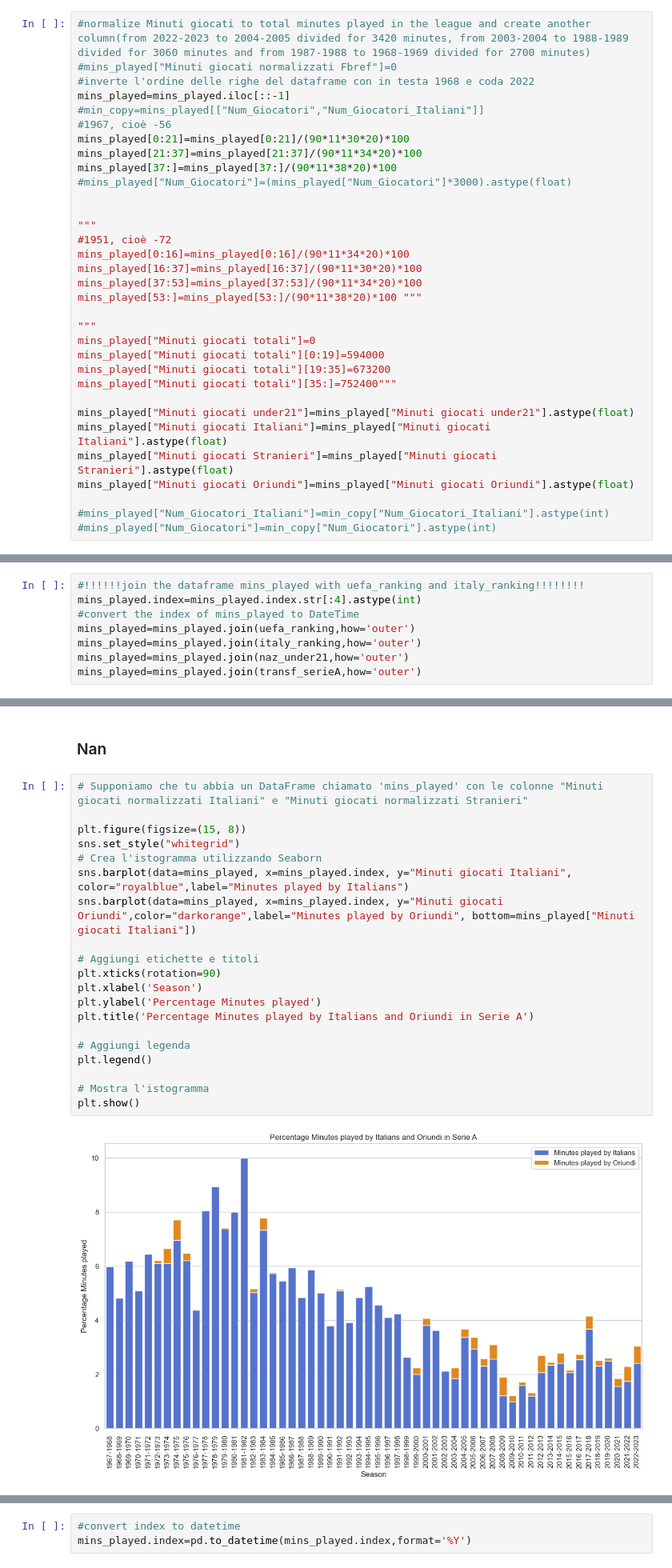
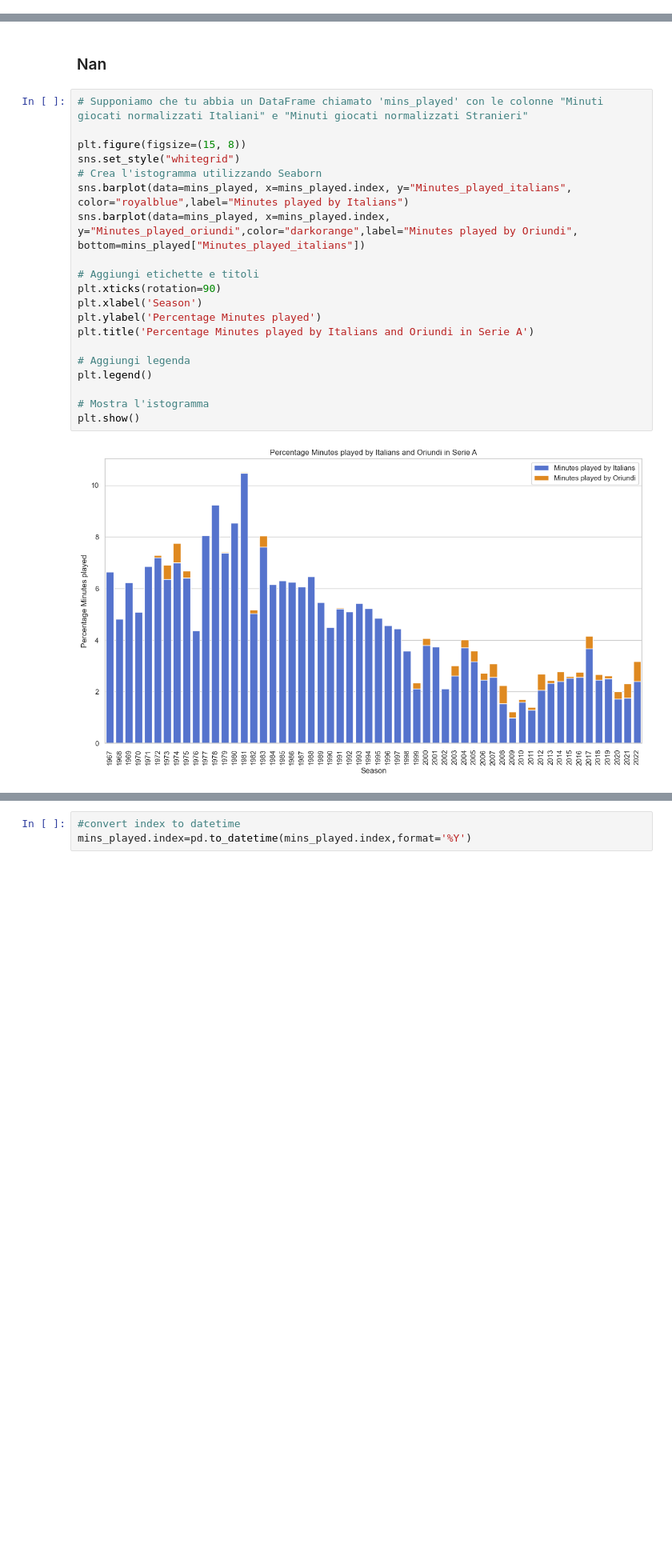
Before and after one commit to frapic98/Minutes-played-by-under-21-players-in-Serie-a, a Jupyter notebook: scraping.ipynb, the cells around one changed output, grey strips where cells are left out. Shown: that part at 80% size. Cells and saved outputs as stored; diff of their text form; blank space fills up the shorter version.

```diff
--- a/scraping.ipynb
+++ b/scraping.ipynb
@@ -559,33 +197,0 @@ mins_played.head()
-# %%
-#normalize Minuti giocati to total minutes played in the league and create another column(from 2022-2023 to 2004-2005 divided for 3420 minutes, from 2003-2004 to 1988-1989 divided for 3060 minutes and from 1987-1988 to 1968-1969 divided for 2700 minutes)
-#mins_played["Minuti giocati normalizzati Fbref"]=0
-#inverte l'ordine delle righe del dataframe con in testa 1968 e coda 2022
-mins_played=mins_played.iloc[::-1]
-#min_copy=mins_played[["Num_Giocatori","Num_Giocatori_Italiani"]]
-#1967, cioè -56
-mins_played[0:21]=mins_played[0:21]/(90*11*30*20)*100
-mins_played[21:37]=mins_played[21:37]/(90*11*34*20)*100
-mins_played[37:]=mins_played[37:]/(90*11*38*20)*100
-#mins_played["Num_Giocatori"]=(mins_played["Num_Giocatori"]*3000).astype(float)
-
-
-"""
-#1951, cioè -72
-mins_played[0:16]=mins_played[0:16]/(90*11*34*20)*100
-mins_played[16:37]=mins_played[16:37]/(90*11*30*20)*100
-mins_played[37:53]=mins_played[37:53]/(90*11*34*20)*100
-mins_played[53:]=mins_played[53:]/(90*11*38*20)*100 """
-
-"""
-mins_played["Minuti giocati totali"]=0
-mins_played["Minuti giocati totali"][0:19]=594000
-mins_played["Minuti giocati totali"][19:35]=673200
-mins_played["Minuti giocati totali"][35:]=752400"""
-
-mins_played["Minuti giocati under21"]=mins_played["Minuti giocati under21"].astype(float)
-mins_played["Minuti giocati Italiani"]=mins_played["Minuti giocati Italiani"].astype(float)
-mins_played["Minuti giocati Stranieri"]=mins_played["Minuti giocati Stranieri"].astype(float)
-mins_played["Minuti giocati Oriundi"]=mins_played["Minuti giocati Oriundi"].astype(float)
-
-#mins_played["Num_Giocatori_Italiani"]=min_copy["Num_Giocatori_Italiani"].astype(int)
-#mins_played["Num_Giocatori"]=min_copy["Num_Giocatori"].astype(int)
@@ -702,8 +197,0 @@ Critical values = {'1%': -3.6699197407407405, '5%': -2.9640707407407407, '10%':
-# %%
-#!!!!!!join the dataframe mins_played with uefa_ranking and italy_ranking!!!!!!!!
-mins_played.index=mins_played.index.str[:4].astype(int)
-#convert the index of mins_played to DateTime
-mins_played=mins_played.join(uefa_ranking,how='outer')
-mins_played=mins_played.join(italy_ranking,how='outer')
-mins_played=mins_played.join(naz_under21,how='outer')
-mins_played=mins_played.join(transf_serieA,how='outer')
@@ -956,22 +350,22 @@ plt.show()
 # %%
 # Supponiamo che tu abbia un DataFrame chiamato 'mins_played' con le colonne "Minuti giocati normalizzati Italiani" e "Minuti giocati normalizzati Stranieri"
 
 plt.figure(figsize=(15, 8))
 sns.set_style("whitegrid")
 # Crea l'istogramma utilizzando Seaborn
-sns.barplot(data=mins_played, x=mins_played.index, y="Minuti giocati Italiani", color="royalblue",label="Minutes played by Italians")
-sns.barplot(data=mins_played, x=mins_played.index, y="Minuti giocati Oriundi",color="darkorange",label="Minutes played by Oriundi", bottom=mins_played["Minuti giocati Italiani"])
+sns.barplot(data=mins_played, x=mins_played.index, y="Minutes_played_italians", color="royalblue",label="Minutes played by Italians")
+sns.barplot(data=mins_played, x=mins_played.index, y="Minutes_played_oriundi",color="darkorange",label="Minutes played by Oriundi", bottom=mins_played["Minutes_played_italians"])
 
 # Aggiungi etichette e titoli
 plt.xticks(rotation=90)
 plt.xlabel('Season')
 plt.ylabel('Percentage Minutes played')
 plt.title('Percentage Minutes played by Italians and Oriundi in Serie A')
 
 # Aggiungi legenda
 plt.legend()
 
 # Mostra l'istogramma
 plt.show()
 # %% [output]
-[figure, old version]
+[figure, new version]
```
Also changed, not shown: parts of 247 cells of this notebook, 2 other files.
